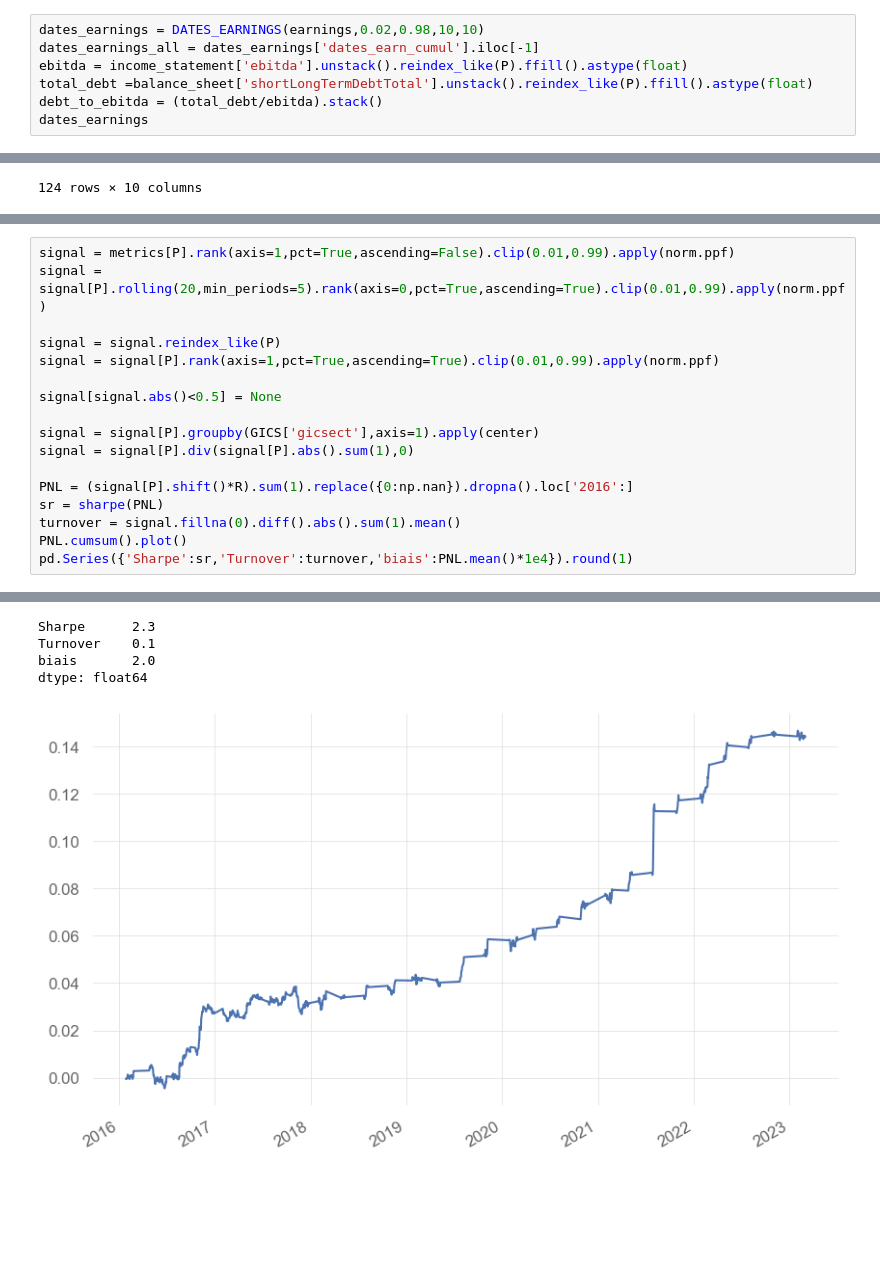
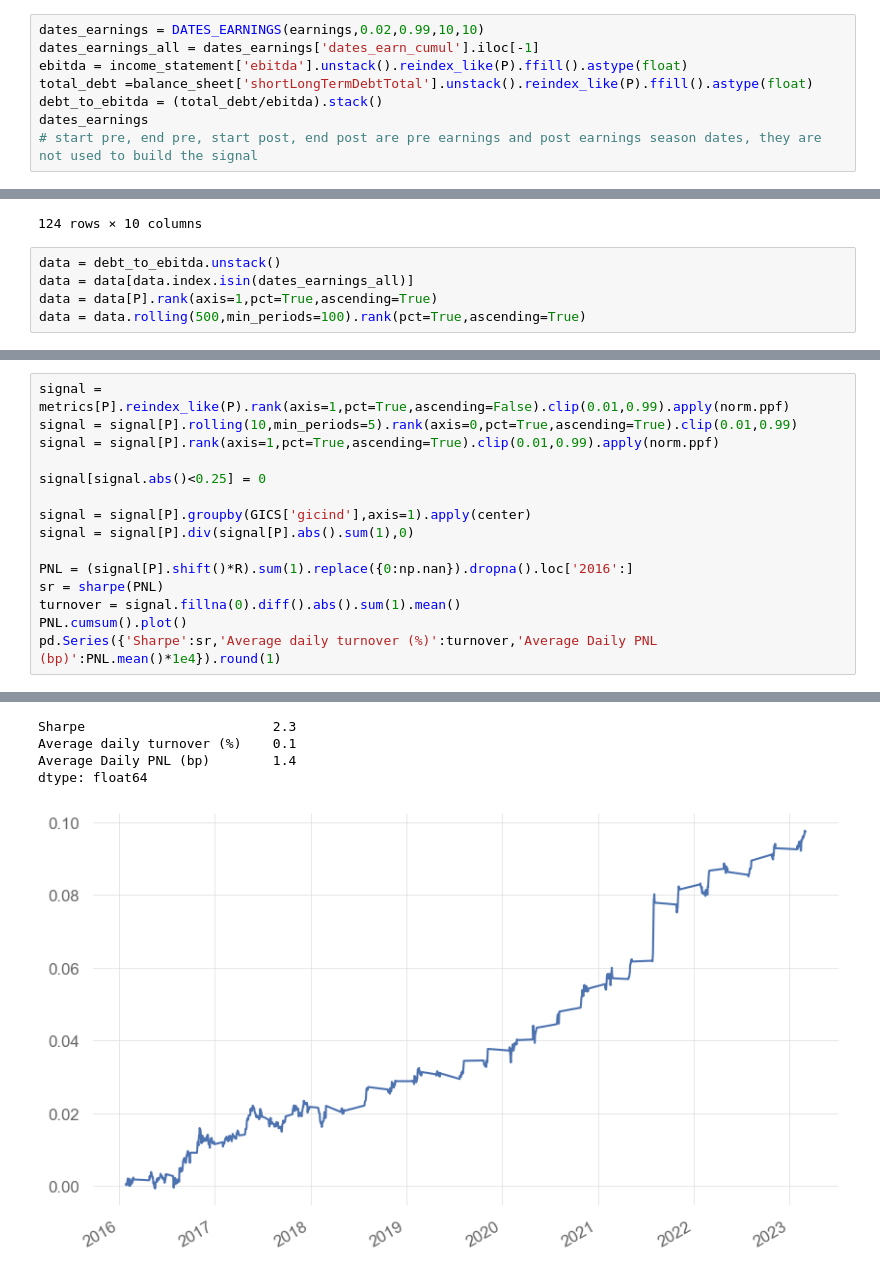
Before and after one commit to nabz78350/backtesting, a Jupyter notebook: strat_debt_ebita_.ipynb, the cells around one changed output, grey strips where cells are left out. Drawn from its saved outputs; the diff is of its cells as text; blank space fills up the shorter version.

```diff
--- a/strat_debt_ebita_.ipynb
+++ b/strat_debt_ebita_.ipynb
@@ -104,12 +114,13 @@ def DATES_EARNINGS(data:pd.DataFrame,start:float,end:float,_days_before:int,_day
 
     return dates_earnings.sort_index()
 # %%
-dates_earnings = DATES_EARNINGS(earnings,0.02,0.98,10,10)
+dates_earnings = DATES_EARNINGS(earnings,0.02,0.99,10,10)
 dates_earnings_all = dates_earnings['dates_earn_cumul'].iloc[-1]
 ebitda = income_statement['ebitda'].unstack().reindex_like(P).ffill().astype(float)
 total_debt =balance_sheet['shortLongTermDebtTotal'].unstack().reindex_like(P).ffill().astype(float)
 debt_to_ebitda = (total_debt/ebitda).stack()
 dates_earnings
+# start pre, end pre, start post, end post are pre earnings and post earnings season dates, they are not used to build the signal
 # %% [output]
 |  | start_pre | end_pre | start | end | start_post | end_post | dates_pre | dates_earn | dates_post | ... |
 | 1992Q2 | 1992-04-06 00:00:00 | 1992-04-20 00:00:00 | 1992-04-21 00:00:00 | 1992-06-30 00:00:00 | 1992-07-01 00:00:00 | 1992-07-15 00:00:00 | [1992-04-06 00:00:00, 1992-04-07 ... | [1992-04-21 00:00:00, 1992-04-22 ... | [1992-07-01 00:00:00, 1992-07-02 ... | ... |
@@ -124,5 +135,10 @@ dates_earnings
 | 2023Q2 | 2023-03-17 00:00:00 | 2023-03-31 00:00:00 | 2023-04-03 00:00:00 | 2023-06-26 00:00:00 | 2023-06-27 00:00:00 | 2023-07-11 00:00:00 | [2023-03-17 00:00:00, 2023-03-20 ... | [2023-04-03 00:00:00, 2023-04-04 ... | [2023-06-27 00:00:00, 2023-06-28 ... | ... |
 | 2023Q3 | 2023-07-11 00:00:00 | 2023-07-25 00:00:00 | 2023-07-26 00:00:00 | 2023-09-07 00:00:00 | 2023-09-08 00:00:00 | 2023-09-22 00:00:00 | [2023-07-11 00:00:00, 2023-07-12 ... | [2023-07-26 00:00:00, 2023-07-27 ... | [2023-09-08 00:00:00, 2023-09-11 ... | ... |
 124 rows × 10 columns
+# %%
+data = debt_to_ebitda.unstack()
+data = data[data.index.isin(dates_earnings_all)]
+data = data[P].rank(axis=1,pct=True,ascending=True)
+data = data.rolling(500,min_periods=100).rank(pct=True,ascending=True)
 # %%
 def kurtosis(close, length=None, offset=None, **kwargs):
@@ -165,22 +175,20 @@ for ticker in tqdm(data.columns.tolist()):
         print(ticker)
 metrics = pd.concat(results,axis=1).reindex_like(P)
 # %%
-signal = metrics[P].rank(axis=1,pct=True,ascending=False).clip(0.01,0.99).apply(norm.ppf)
-signal = signal[P].rolling(20,min_periods=5).rank(axis=0,pct=True,ascending=True).clip(0.01,0.99).apply(norm.ppf)
-
-signal = signal.reindex_like(P)
+signal = metrics[P].reindex_like(P).rank(axis=1,pct=True,ascending=False).clip(0.01,0.99).apply(norm.ppf)
+signal = signal[P].rolling(10,min_periods=5).rank(axis=0,pct=True,ascending=True).clip(0.01,0.99)
 signal = signal[P].rank(axis=1,pct=True,ascending=True).clip(0.01,0.99).apply(norm.ppf)
 
-signal[signal.abs()<0.5] = None
+signal[signal.abs()<0.25] = 0
 
-signal = signal[P].groupby(GICS['gicsect'],axis=1).apply(center)
+signal = signal[P].groupby(GICS['gicind'],axis=1).apply(center)
 signal = signal[P].div(signal[P].abs().sum(1),0)
 
 PNL = (signal[P].shift()*R).sum(1).replace({0:np.nan}).dropna().loc['2016':]
 sr = sharpe(PNL)
 turnover = signal.fillna(0).diff().abs().sum(1).mean()
 PNL.cumsum().plot()
-pd.Series({'Sharpe':sr,'Turnover':turnover,'biais':PNL.mean()*1e4}).round(1)
+pd.Series({'Sharpe':sr,'Average daily turnover (%)':turnover,'Average Daily PNL (bp)':PNL.mean()*1e4}).round(1)
 # %% [output]
 To preserve the previous behavior, use
 
@@ -193,5 +201,5 @@ To adopt the future behavior and silence this warning, use
-Sharpe      2.3
-Turnover    0.1
-biais       2.0
+Sharpe                        2.3
+Average daily turnover (%)    0.1
+Average Daily PNL (bp)        1.4
 dtype: float64
-[figure, old version]
+[figure, new version]
```
Also changed, not shown: parts of 7 cells of this notebook, 48 other files.
